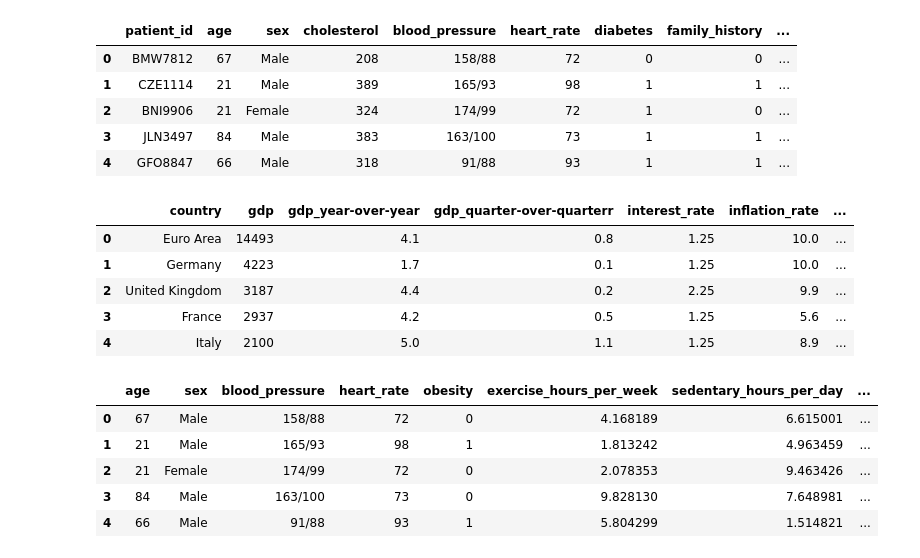
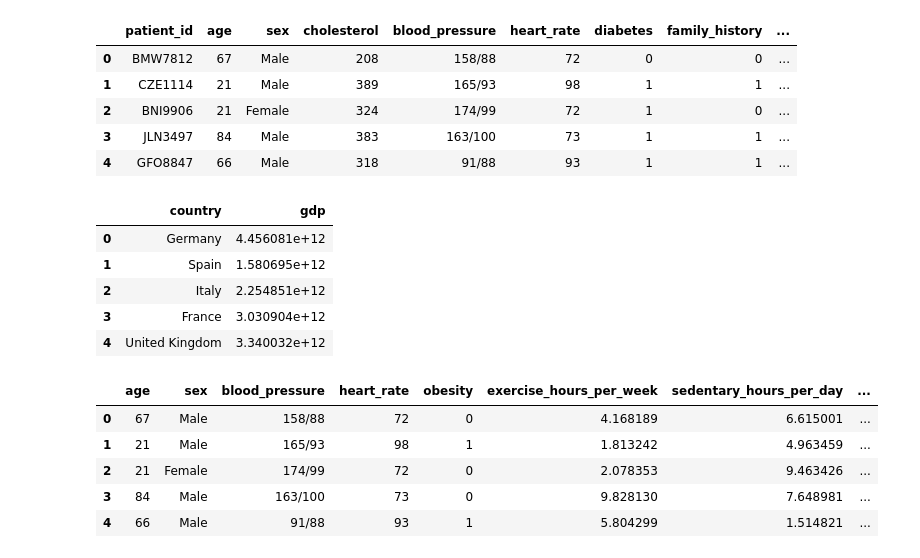
Before and after one commit to AlejandroAlegrePinilla/FitRing, a Jupyter notebook: cleaning.ipynb, the cells around one changed output. Drawn from its saved outputs; the diff is of its cells as text; code cells hidden in the pictures.

```diff
--- a/cleaning.ipynb
+++ b/cleaning.ipynb
@@ -15,16 +15,16 @@ df_1.head()
 | 3 | JLN3497 | 84 | Male | 383 | 163/100 | 73 | 1 | 1 | ... |
 | 4 | GFO8847 | 66 | Male | 318 | 91/88 | 93 | 1 | 1 | ... |
 # %%
-url_2 = "C:\\Users\\alexa\\OneDrive\\Escritorio\\archive\\Economy_Indicators.csv"
+url_2 = "C:\\Users\\alexa\\OneDrive\\Documentos\\GitHub\\Labs\\FitRing\\pib_paises_en.csv"
 df_2 = load_and_clean_csv(url_2)
 df_2.head()
 # %% [output]
-|  | country | gdp | gdp_year-over-year | gdp_quarter-over-quarterr | interest_rate | inflation_rate | ... |
-| 0 | Euro Area | 14493 | 4.1 | 0.8 | 1.25 | 10.0 | ... |
-| 1 | Germany | 4223 | 1.7 | 0.1 | 1.25 | 10.0 | ... |
-| 2 | United Kingdom | 3187 | 4.4 | 0.2 | 2.25 | 9.9 | ... |
-| 3 | France | 2937 | 4.2 | 0.5 | 1.25 | 5.6 | ... |
-| 4 | Italy | 2100 | 5.0 | 1.1 | 1.25 | 8.9 | ... |
+|  | country | gdp |
+| 0 | Germany | 4.456081e+12 |
+| 1 | Spain | 1.580695e+12 |
+| 2 | Italy | 2.254851e+12 |
+| 3 | France | 3.030904e+12 |
+| 4 | United Kingdom | 3.340032e+12 |
 # %%
 tarject_columns_1 = ["age",
                      "sex",
```
Also changed, not shown: parts of 3 cells of this notebook, 2 other files.
